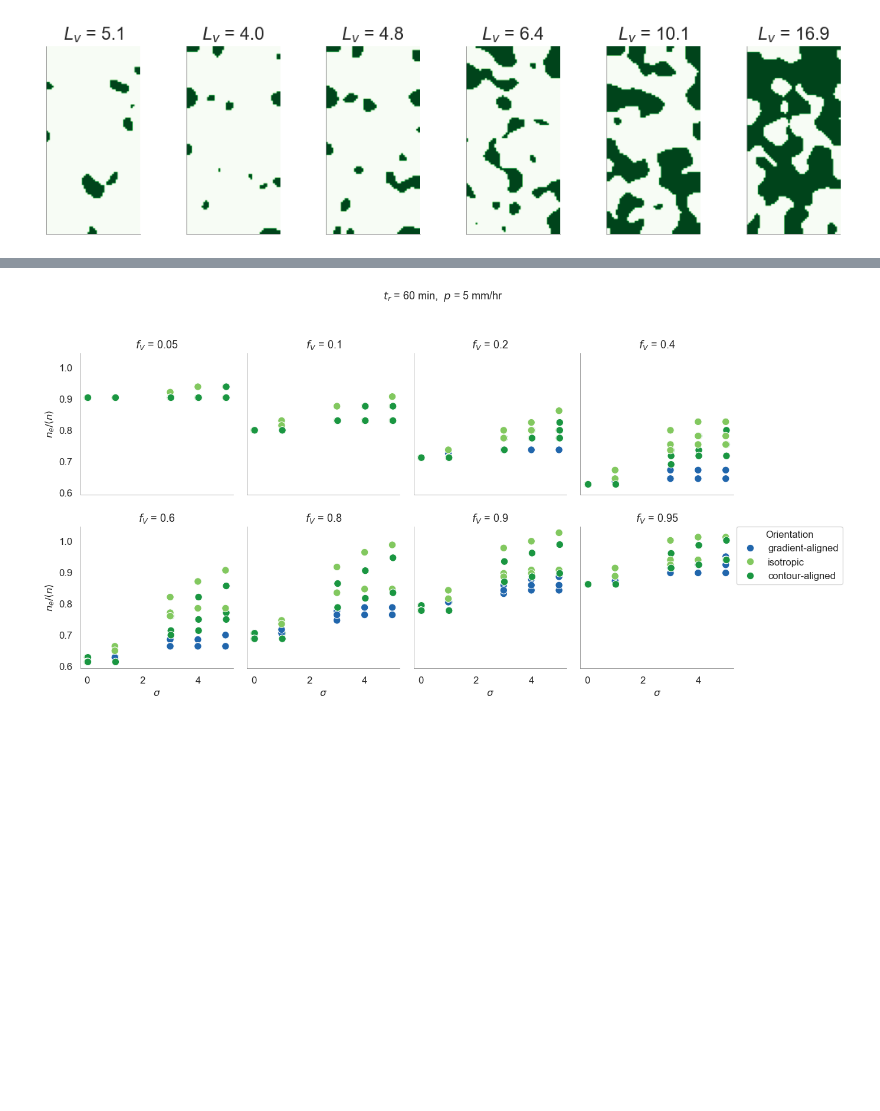
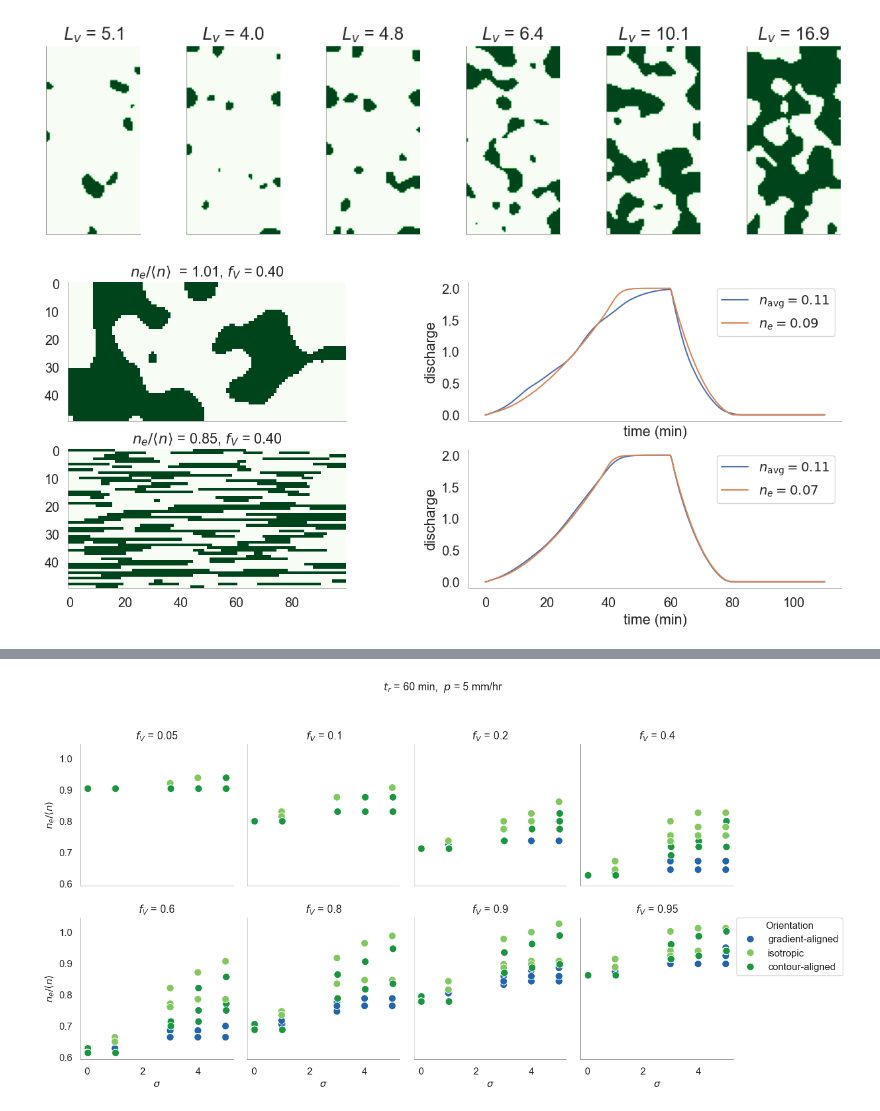
Before and after one commit to octavia-crompton/roughness-scale, a Jupyter notebook: notebooks/roughness_scale-pattern.ipynb, the cells around one changed output, grey strips where cells are left out. Cells and saved outputs as stored; diff of their text form; code cells hidden in the pictures; blank space fills up the shorter version.

```diff
--- a/notebooks/roughness_scale-pattern.ipynb
+++ b/notebooks/roughness_scale-pattern.ipynb
@@ -144,0 +194,20 @@ if 'veg_type' in summary.columns and (summary['veg_type'] == 'blob').any():
+# %%
+query = 'hydro_err < 0.05'
+fig, axes = plt.subplots(2, 2, figsize = (16,6), sharex = 'col')
+axes = axes.ravel()
+sim = summary.query(query).query(" sigma == 5 and aniso > 0 and tr == 60  and fV > 0.3").iloc[0]
+axes[0].imshow(sim.veg[:, :150], cmap = 'Greens')
+
+axes[0].set_title(r"$n_e/\langle n \rangle $ " +" = {0:.2f}, $f_V$ = {1:.2f}".format(sim.effect_ratio_geom, sim.veg.mean()))
+plot_q_compare(sim, axes[1])
+
+sim = summary.query(query).query("sigma == 5 and aniso < 0 and tr == 60 and fV > 0.3").iloc[0]
+axes[2].imshow(sim.veg[:, :150], cmap = 'Greens')
+
+axes[2].set_title(r"$n_e/\langle n \rangle $ " + "= {0:.2f}, $f_V$ = {1:.2f}".format(sim.effect_ratio_geom, sim.veg.mean()))
+
+
+plot_q_compare(sim, axes[3])
+# the effect size increases with
+# %% [output]
+[figure, added]
```
Also changed, not shown: parts of 19 cells of this notebook, 8 other files.
